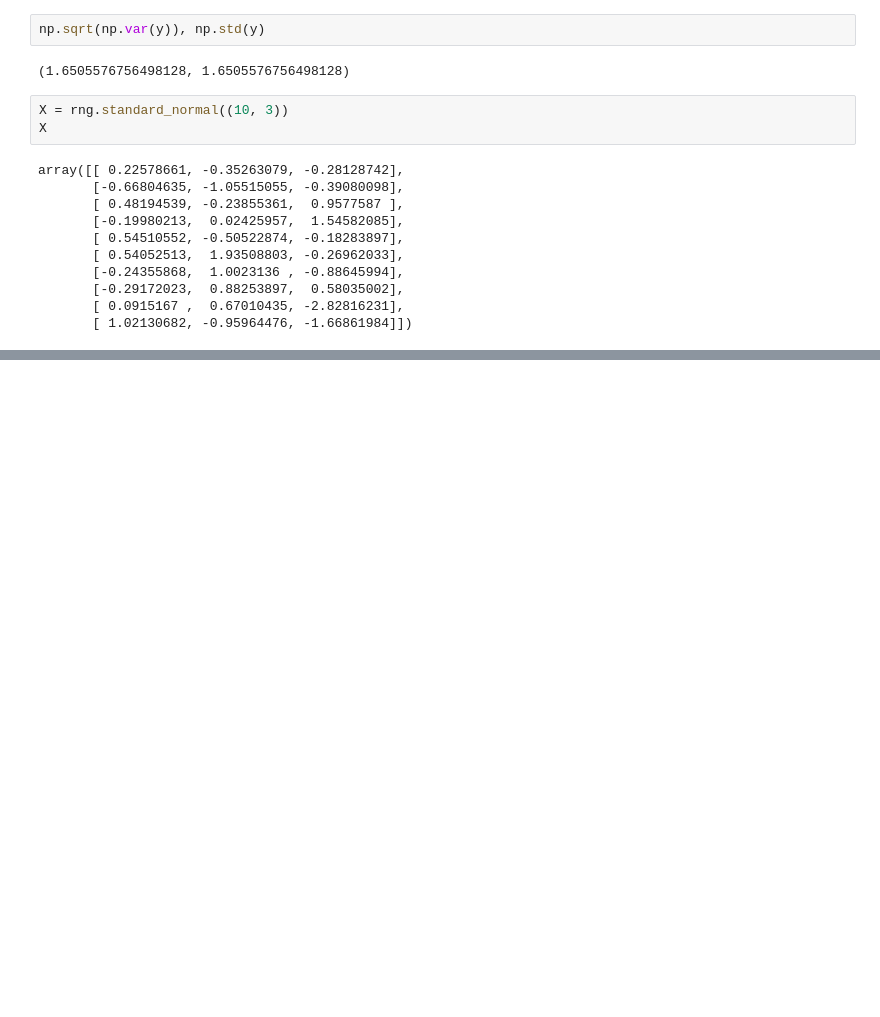
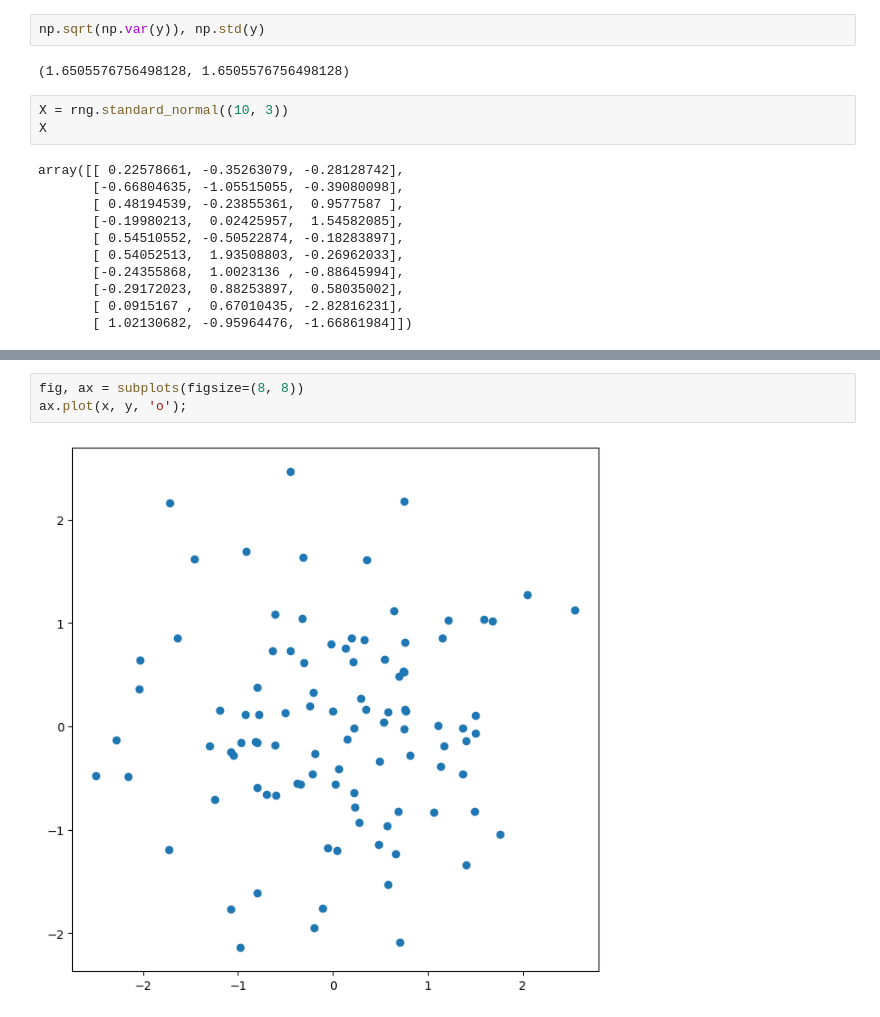
Before and after one commit to kervis008/Data_Mining, a Jupyter notebook: Data_Mining.ipynb, the cells around one changed output, grey strips where cells are left out. Saved outputs shown, nothing was run; the diff lists cells and outputs as text; blank space fills up the shorter version.

```diff
--- a/Data_Mining.ipynb
+++ b/Data_Mining.ipynb
@@ -209,0 +229,5 @@ array([[ 0.22578661, -0.35263079, -0.28128742],
+# %%
+fig, ax = subplots(figsize=(8, 8))
+ax.plot(x, y, 'o');
+# %% [output]
+[figure, added]
```
Also changed, not shown: parts of 39 cells of this notebook.
